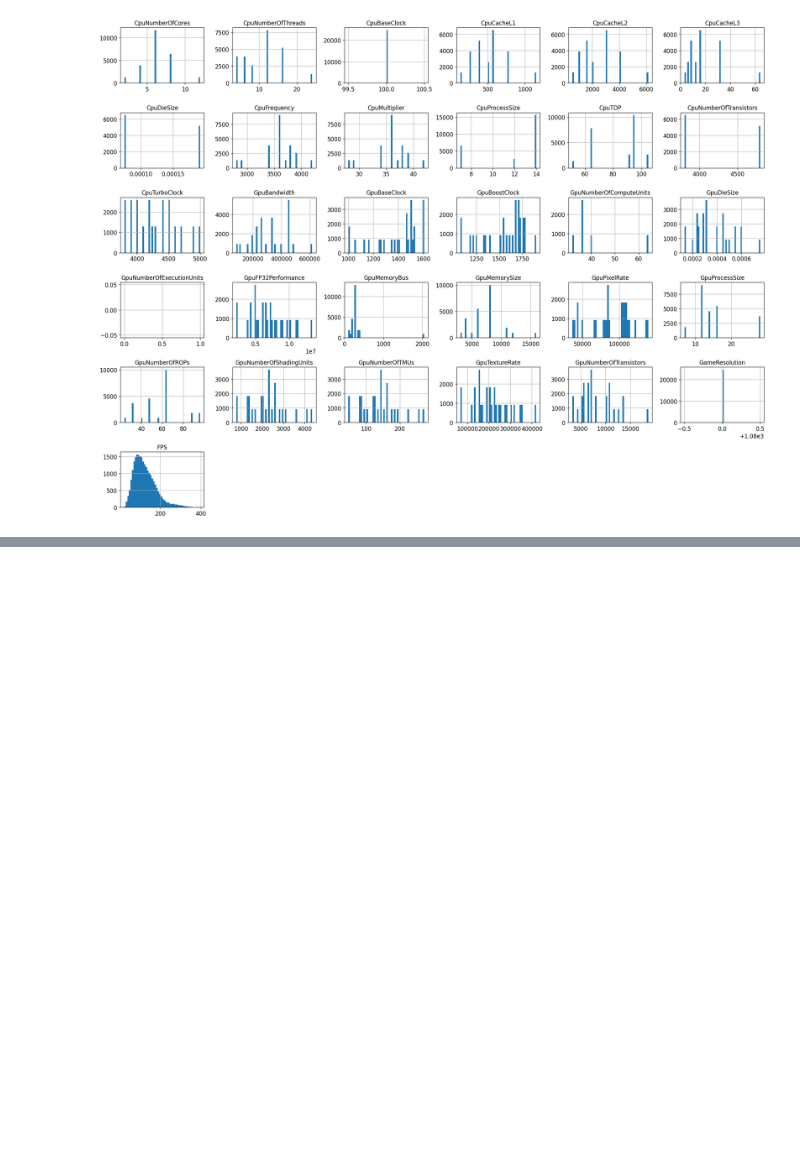
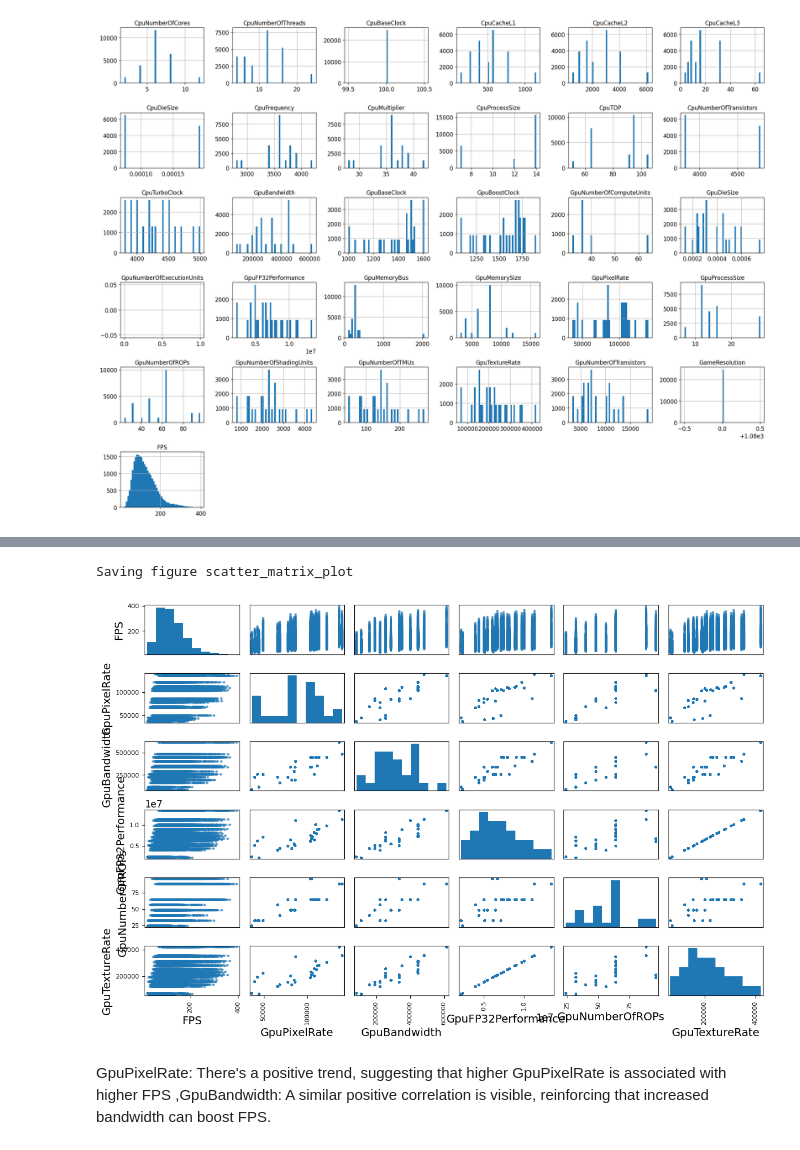
Before and after one commit to SarahBlevin/AAA_Project_Internet_addicts, a Jupyter notebook: AAA_InternetAddicts.ipynb, the cells around one changed output, grey strips where cells are left out. Saved outputs shown, nothing was run; the diff lists cells and outputs as text; code cells hidden in the pictures; blank space fills up the shorter version.

```diff
--- a/AAA_InternetAddicts.ipynb
+++ b/AAA_InternetAddicts.ipynb
@@ -155,0 +210,12 @@ Saving figure attribute_histogram_plots
+# %%
+
+attributes = ["FPS", "GpuPixelRate", "GpuBandwidth", "GpuFP32Performance","GpuNumberOfROPs","GpuTextureRate"]
+scatter_matrix(fps_benchmark_data[attributes], figsize=(12, 8))
+save_fig("scatter_matrix_plot")
+plt.show()
+# %% [output]
+Saving figure scatter_matrix_plot
+[figure, added]
+# %% [markdown]
+GpuPixelRate: There's a positive trend, suggesting that higher GpuPixelRate is associated with higher FPS
+,GpuBandwidth: A similar positive correlation is visible, reinforcing that increased bandwidth can boost FPS.
```
Also changed, not shown: parts of 31 cells of this notebook.
